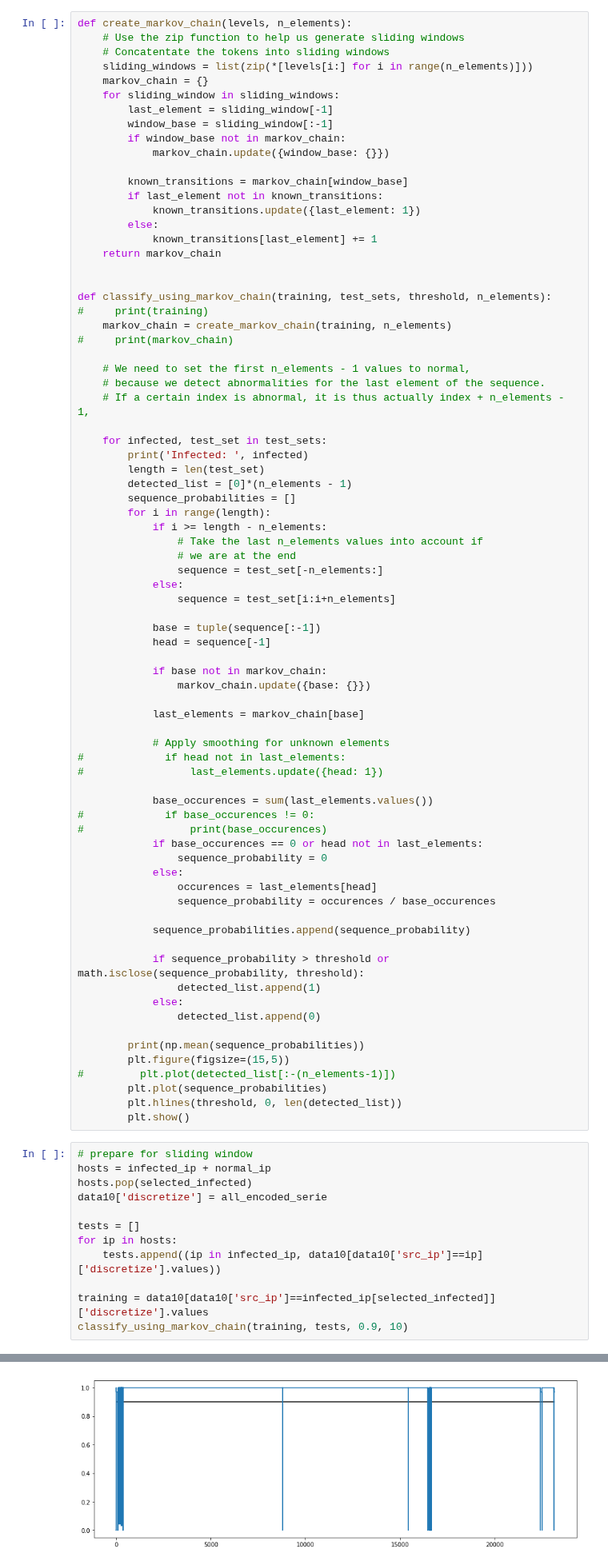
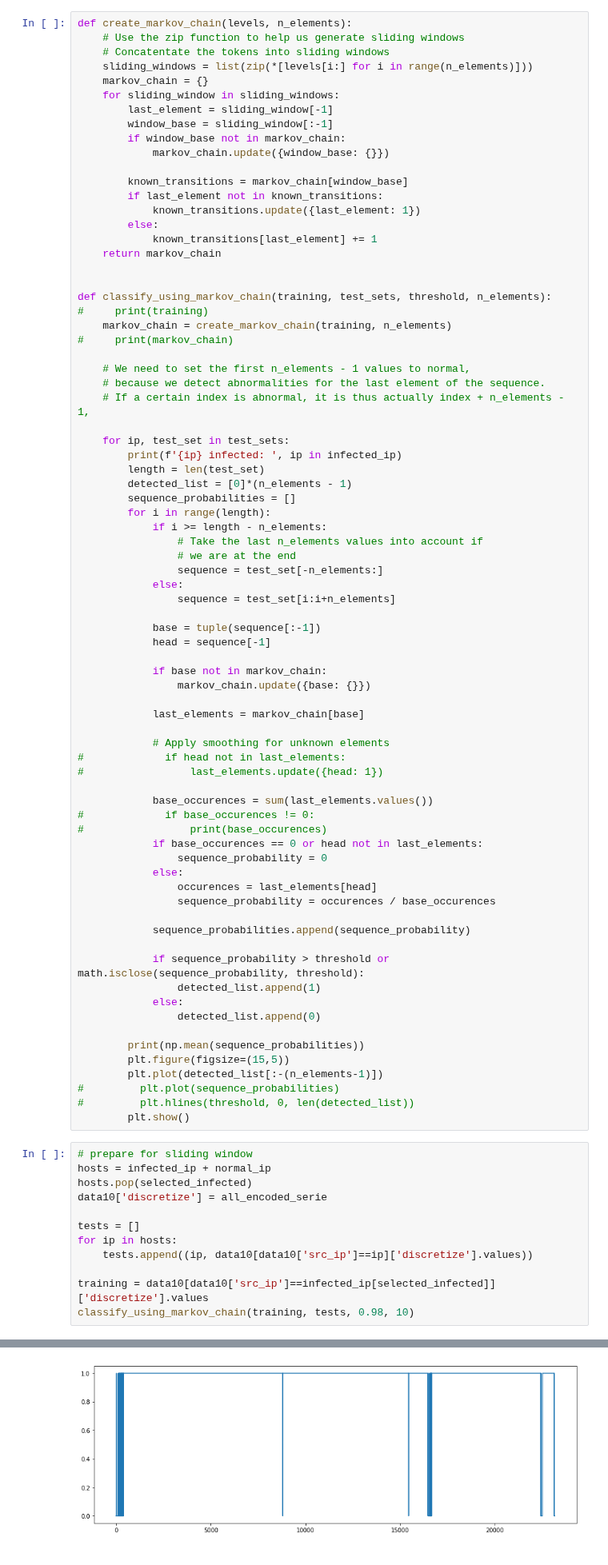
Before and after one commit to R-Graafmans/CDA_CS4035, a Jupyter notebook: Assignment3/disc_cas.ipynb, the cells around one changed output, grey strips where cells are left out. Shown at 80% size. Drawn from its saved outputs; the diff is of its cells as text.

```diff
--- a/Assignment3/disc_cas.ipynb
+++ b/Assignment3/disc_cas.ipynb
@@ -221,8 +221,8 @@ def classify_using_markov_chain(training, test_sets, threshold, n_elements):
     # because we detect abnormalities for the last element of the sequence.
     # If a certain index is abnormal, it is thus actually index + n_elements - 1,
 
-    for infected, test_set in test_sets:
-        print('Infected: ', infected)
+    for ip, test_set in test_sets:
+        print(f'{ip} infected: ', ip in infected_ip)
         length = len(test_set)
         detected_list = [0]*(n_elements - 1)
         sequence_probabilities = []
@@ -264,9 +264,9 @@ def classify_using_markov_chain(training, test_sets, threshold, n_elements):
 
         print(np.mean(sequence_probabilities))
         plt.figure(figsize=(15,5))
-#         plt.plot(detected_list[:-(n_elements-1)])
-        plt.plot(sequence_probabilities)
-        plt.hlines(threshold, 0, len(detected_list))
+        plt.plot(detected_list[:-(n_elements-1)])
+#         plt.plot(sequence_probabilities)
+#         plt.hlines(threshold, 0, len(detected_list))
         plt.show()
 # %%
 # prepare for sliding window
@@ -276,8 +276,8 @@ data10['discretize'] = all_encoded_serie
 
 tests = []
 for ip in hosts:
-    tests.append((ip in infected_ip, data10[data10['src_ip']==ip]['discretize'].values))
+    tests.append((ip, data10[data10['src_ip']==ip]['discretize'].values))
 
 training = data10[data10['src_ip']==infected_ip[selected_infected]]['discretize'].values
-classify_using_markov_chain(training, tests, 0.9, 10)
+classify_using_markov_chain(training, tests, 0.98, 10)
 # %% [output]
@@ -300,3 +300,3 @@ Infected:  True
 0.9913306323843234
-[figure, old version]
+[figure, new version]
 ... (18 outputs left out)
```
Also changed, not shown: parts of 1 cell of this notebook.
